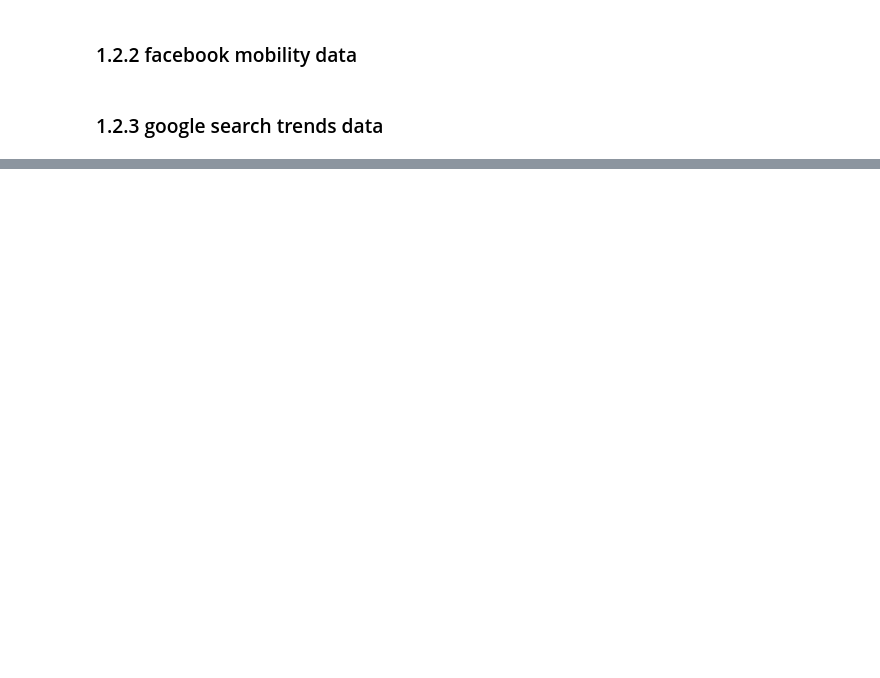
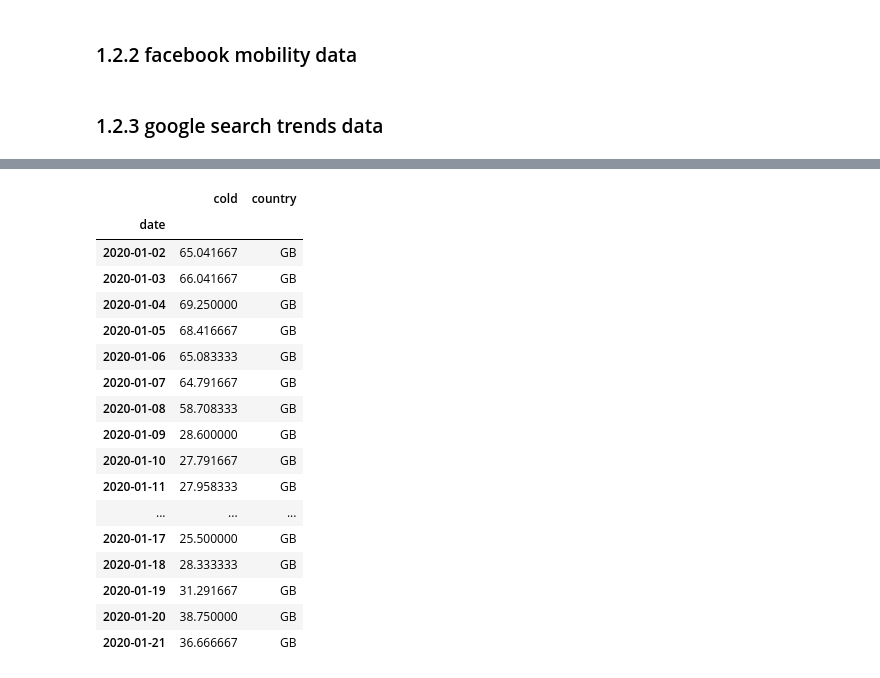
Before and after one commit to KevinSpurk/P03-how-to-predict-a-pandemic, a Jupyter notebook: P03_predict_covid19.ipynb, the cells around one changed output, grey strips where cells are left out. Saved outputs shown, nothing was run; the diff lists cells and outputs as text; code cells hidden in the pictures; blank space fills up the shorter version.

```diff
--- a/P03_predict_covid19.ipynb
+++ b/P03_predict_covid19.ipynb
@@ -132,0 +143,21 @@ pytrends.build_payload(kw_list, cat=0, timeframe='2020-01-02 2021-11-02', geo='D
+# %%
+data4.head(20)
+# %% [output]
+|  | cold | country |
+| date |  |  |
+| 2020-01-02 | 65.041667 | GB |
+| 2020-01-03 | 66.041667 | GB |
+| 2020-01-04 | 69.250000 | GB |
+| 2020-01-05 | 68.416667 | GB |
+| 2020-01-06 | 65.083333 | GB |
+| 2020-01-07 | 64.791667 | GB |
+| 2020-01-08 | 58.708333 | GB |
+| 2020-01-09 | 28.600000 | GB |
+| 2020-01-10 | 27.791667 | GB |
+| 2020-01-11 | 27.958333 | GB |
+| ... | ... | ... |
+| 2020-01-17 | 25.500000 | GB |
+| 2020-01-18 | 28.333333 | GB |
+| 2020-01-19 | 31.291667 | GB |
+| 2020-01-20 | 38.750000 | GB |
+| 2020-01-21 | 36.666667 | GB |
```
Also changed, not shown: parts of 29 cells of this notebook, 3 other files.
